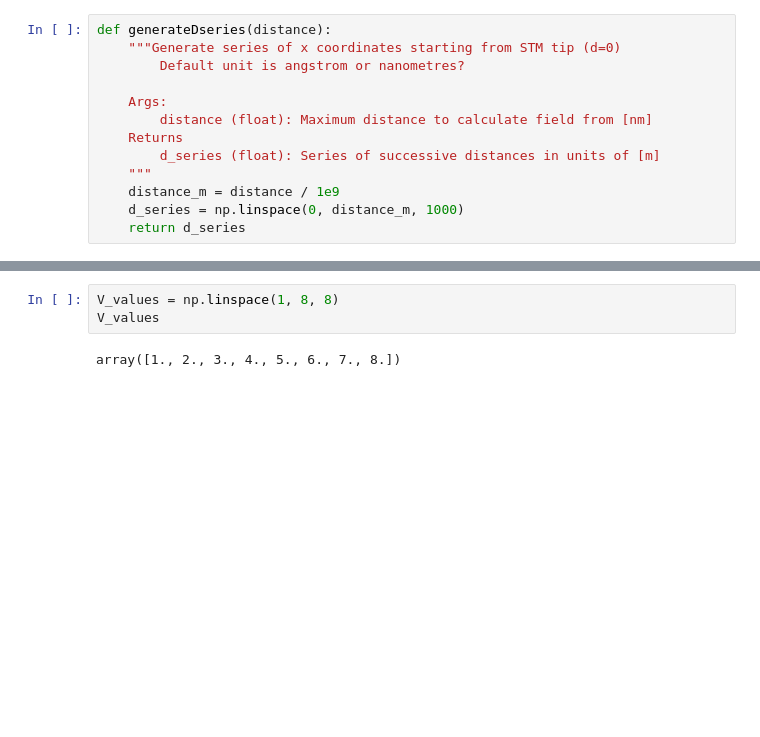
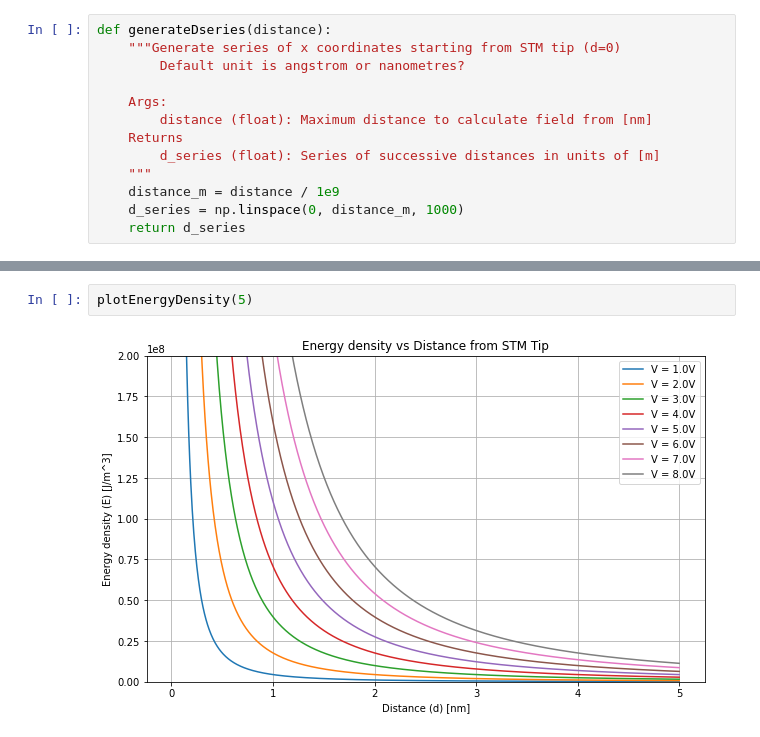
Before and after one commit to thomasbourke1/STM-electric-field-simulation, a Jupyter notebook: e_field.ipynb, the cells around one changed output, grey strips where cells are left out. Drawn from its saved outputs; the diff is of its cells as text; blank space fills up the shorter version.

```diff
--- a/e_field.ipynb
+++ b/e_field.ipynb
@@ -72,5 +116,4 @@ plotE(1)
-# %%
-V_values = np.linspace(1, 8, 8)
-V_values
-# %% [output]
-array([1., 2., 3., 4., 5., 6., 7., 8.])
+# %%
+plotEnergyDensity(5)
+# %% [output]
+[figure, added]
```
Also changed, not shown: parts of 3 cells of this notebook, 6 other files.
